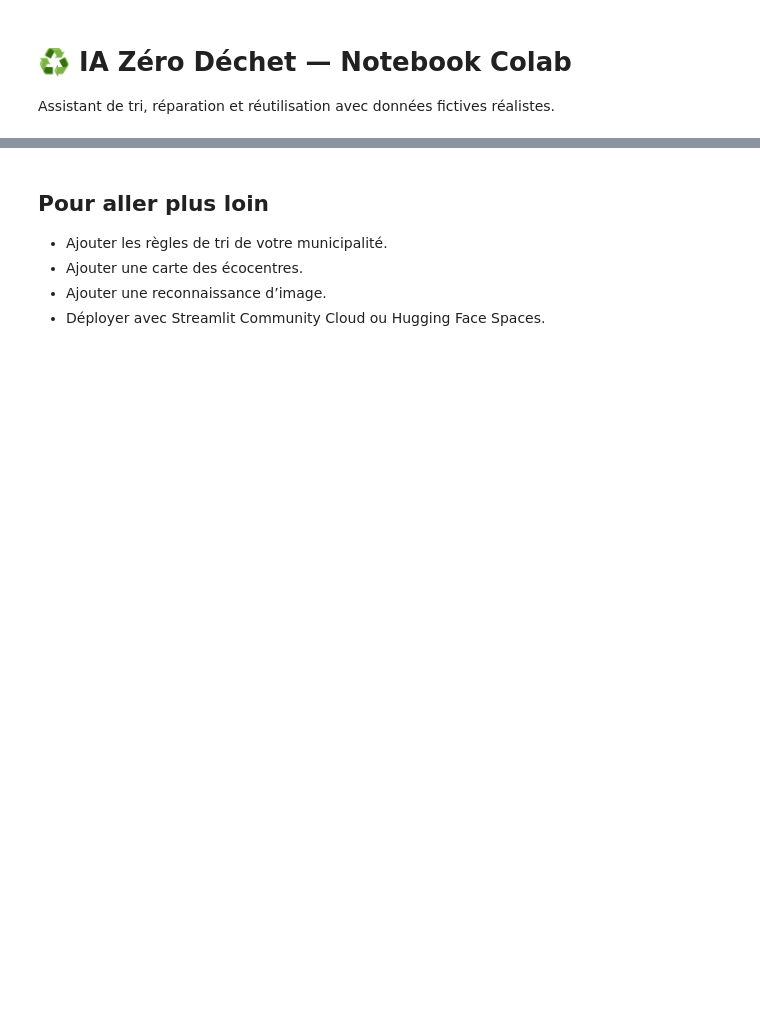
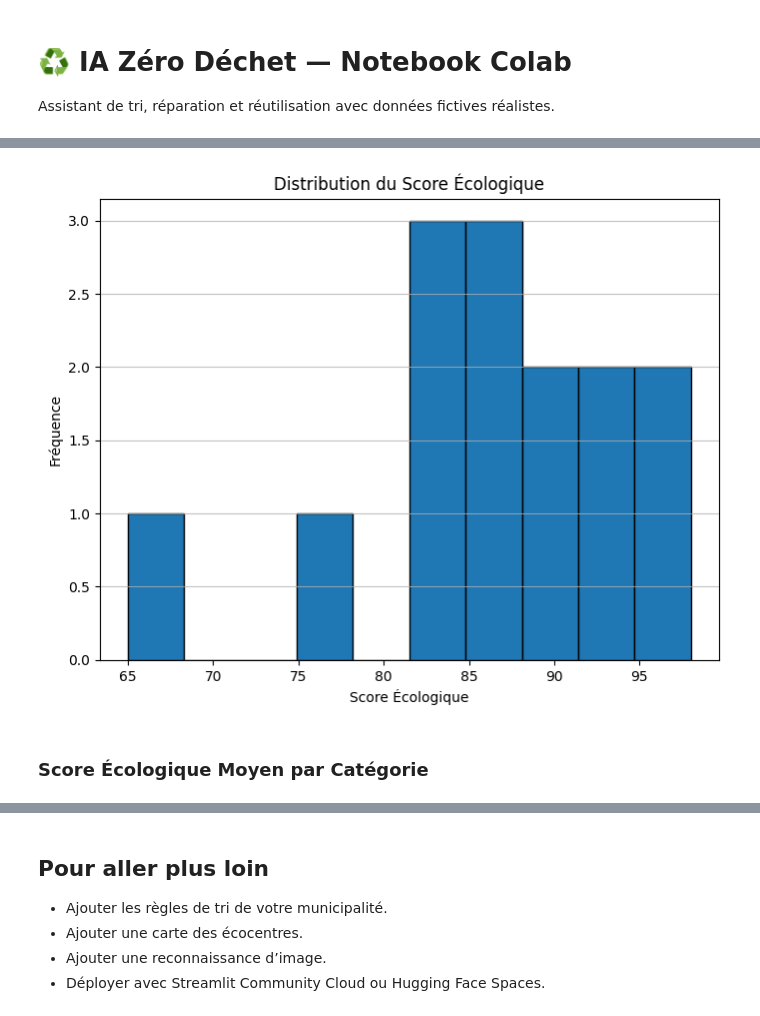
Before and after one commit to stephanietessier/IA-zero-dechet, a Jupyter notebook: IA_Zero_Dechet_Colab.ipynb, the cells around one changed output, grey strips where cells are left out. Cells and saved outputs as stored; diff of their text form; code cells hidden in the pictures; blank space fills up the shorter version.

```diff
--- a/IA_Zero_Dechet_Colab.ipynb
+++ b/IA_Zero_Dechet_Colab.ipynb
@@ -44,3 +60,17 @@ def recommander(description, top_k=3):
     result = df.iloc[top_indices][cols].copy()
     result['similarite'] = [round(float(similarities[i]), 3) for i in top_indices]
     return result
+# %%
+import matplotlib.pyplot as plt
+
+plt.figure(figsize=(8, 6))
+plt.hist(df['score_ecologique'], bins=10, edgecolor='black')
+plt.title('Distribution du Score Écologique')
+plt.xlabel('Score Écologique')
+plt.ylabel('Fréquence')
+plt.grid(axis='y', alpha=0.75)
+plt.show()
+# %% [output]
+[figure, added]
+# %% [markdown]
+### Score Écologique Moyen par Catégorie
```
Also changed, not shown: parts of 27 cells of this notebook.
